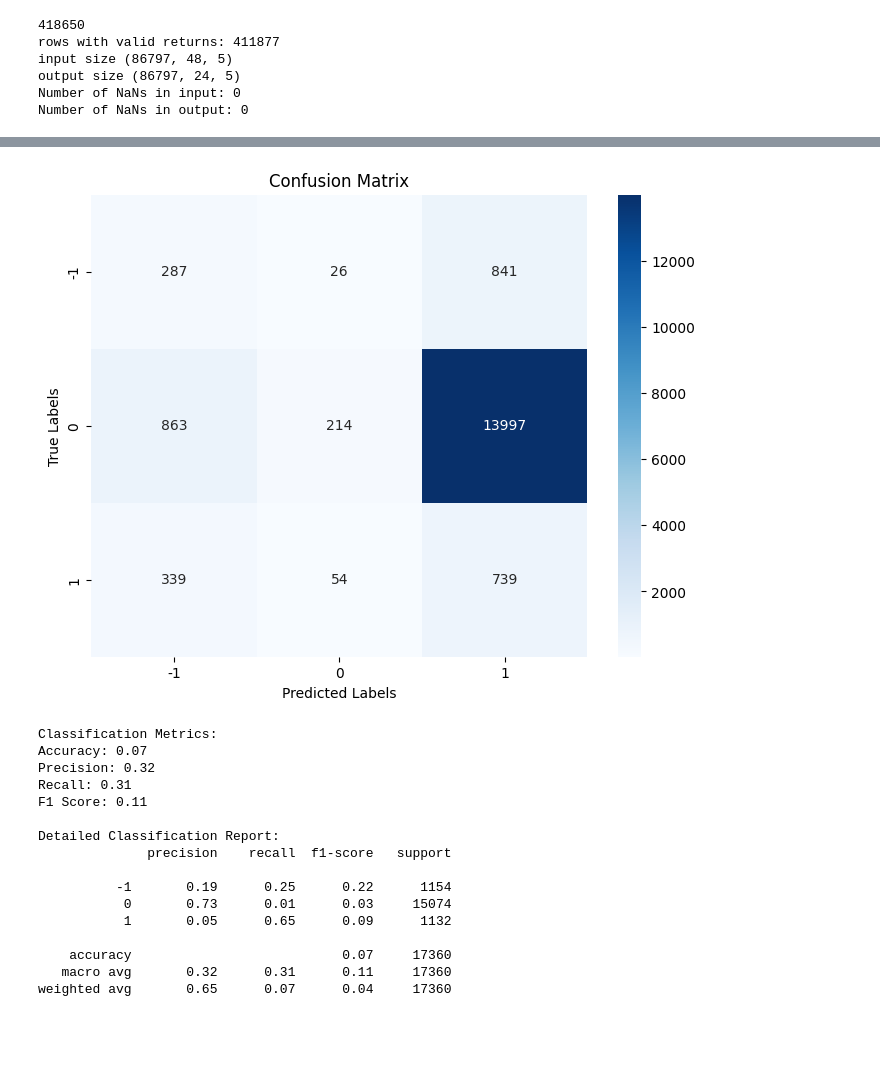
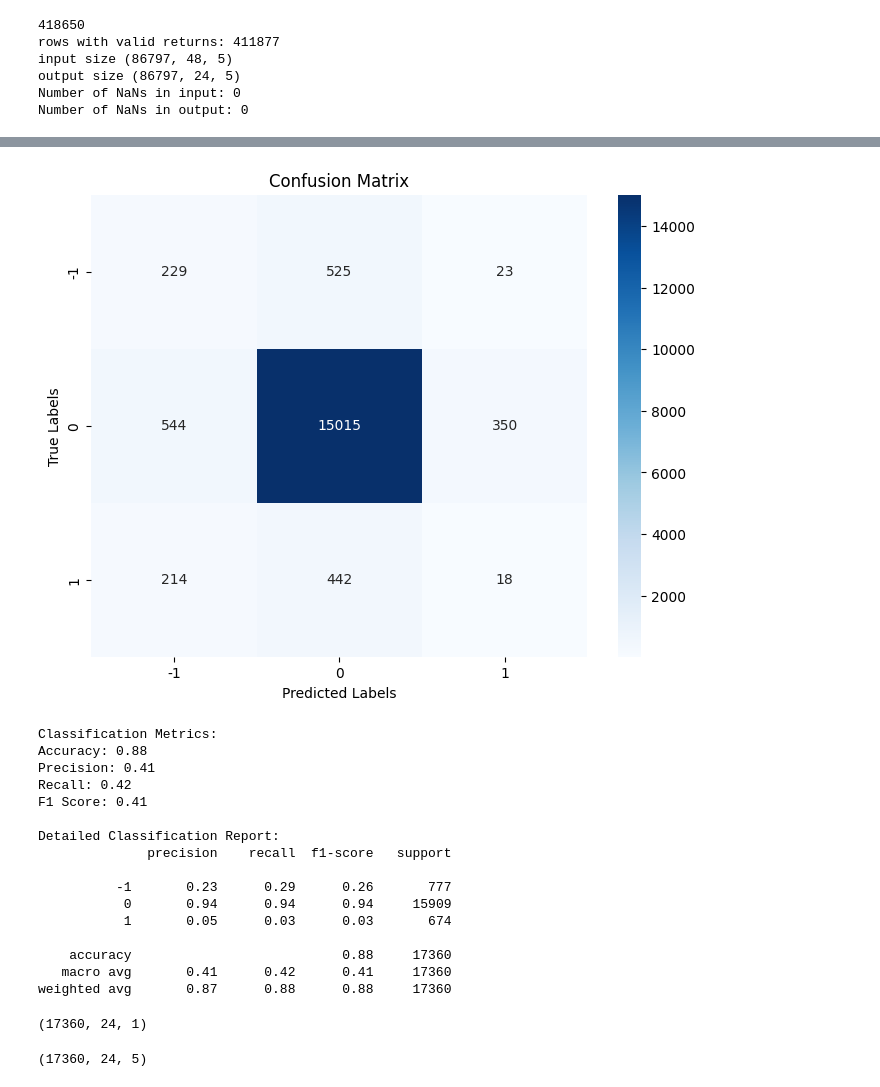
Before and after one commit to nikanhg/Funding_rate_Aave, a Jupyter notebook: Jing/LSTM_24_close.ipynb, the cells around one changed output, grey strips where cells are left out. Cells and saved outputs as stored; diff of their text form; code cells hidden in the pictures; blank space fills up the shorter version.

```diff
--- a/Jing/LSTM_24_close.ipynb
+++ b/Jing/LSTM_24_close.ipynb
@@ -197,3 +199,7 @@ predictions.shape
+# %%
+a,b = predictions.shape
+# %%
+y_predictions = predictions.reshape(a,int(b/5),5)
 # %%
 # Split into two separate outputs
 # lending_rate
@@ -300,27 +306,28 @@ def rate_growth(data, prediction, threshold_factor=0.1):
     std_data = np.std(changes_data)
     threshold_data = threshold_factor * std_data
 
+    changes_prediction = prediction[:, 23, 0] - prediction[:, 0, 0]
+    std_prediction = np.std(changes_prediction)
+    threshold_prediction = threshold_factor * std_prediction
+
     # Classify growth for data
     growth_data = []
     for change in changes_data:
-        if change > 0.3*threshold_data:
+        if change > threshold_data:
             growth_data.append(1)
-        elif change < 0.3*-threshold_data:
+        elif change < -threshold_data:
             growth_data.append(-1)
         else:
             growth_data.append(0)
 
     # Calculate changes for prediction
-    changes_prediction = prediction[:, 23] - prediction[:, 0]
-    std_prediction = np.std(changes_prediction)
-    threshold_prediction = threshold_factor * std_prediction
 
     # Classify growth for prediction
     growth_prediction = []
     for change in changes_prediction:
-        if change > threshold_prediction:
+        if change > threshold_data:
             growth_prediction.append(1)
-        elif change < -threshold_prediction:
+        elif change < -threshold_data:
             growth_prediction.append(-1)
         else:
             growth_prediction.append(0)
@@ -356,23 +363,31 @@ def classification_metrics(y_true, y_pred):
     print("\nDetailed Classification Report:")
     print(classification_report(y_true, y_pred, target_names=['-1', '0', '1']))
 # %%
-growth_data, growth_prediction = rate_growth(y_test, test_predictions)
+growth_data, growth_prediction = rate_growth(y_test, y_predictions)
 classification_metrics(growth_data, growth_prediction)
 # %% [output]
-[figure, old version]
+[figure, new version]
 Classification Metrics:
-Accuracy: 0.07
-Precision: 0.32
-Recall: 0.31
-F1 Score: 0.11
+Accuracy: 0.88
+Precision: 0.41
+Recall: 0.42
+F1 Score: 0.41
 
 Detailed Classification Report:
               precision    recall  f1-score   support
 
-          -1       0.19      0.25      0.22      1154
-           0       0.73      0.01      0.03     15074
-           1       0.05      0.65      0.09      1132
+          -1       0.23      0.29      0.26       777
+           0       0.94      0.94      0.94     15909
+           1       0.05      0.03      0.03       674
 
-    accuracy                           0.07     17360
-   macro avg       0.32      0.31      0.11     17360
-weighted avg       0.65      0.07      0.04     17360
+    accuracy                           0.88     17360
+   macro avg       0.41      0.42      0.41     17360
+weighted avg       0.87      0.88      0.88     17360
+# %%
+y_test.shape
+# %% [output]
+(17360, 24, 1)
+# %%
+y_predictions.shape
+# %% [output]
+(17360, 24, 5)
```
Also changed, not shown: parts of 4 cells of this notebook, 1 other file.
